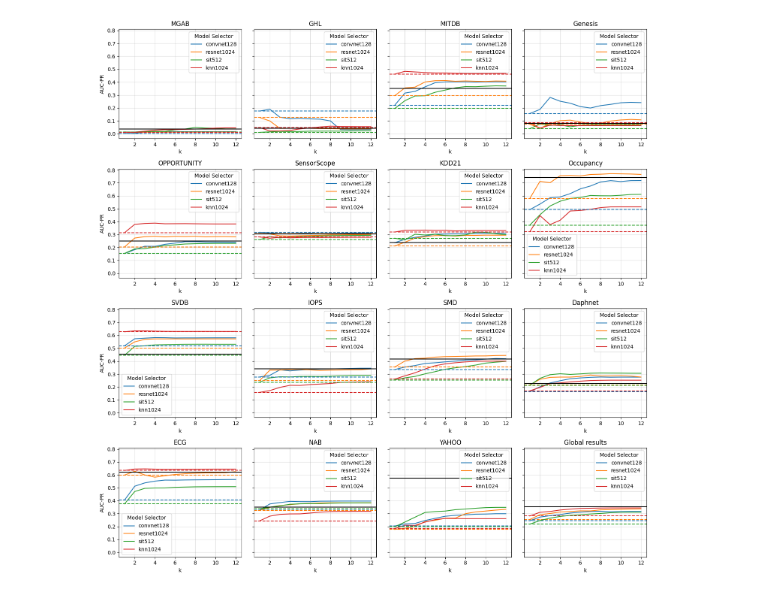
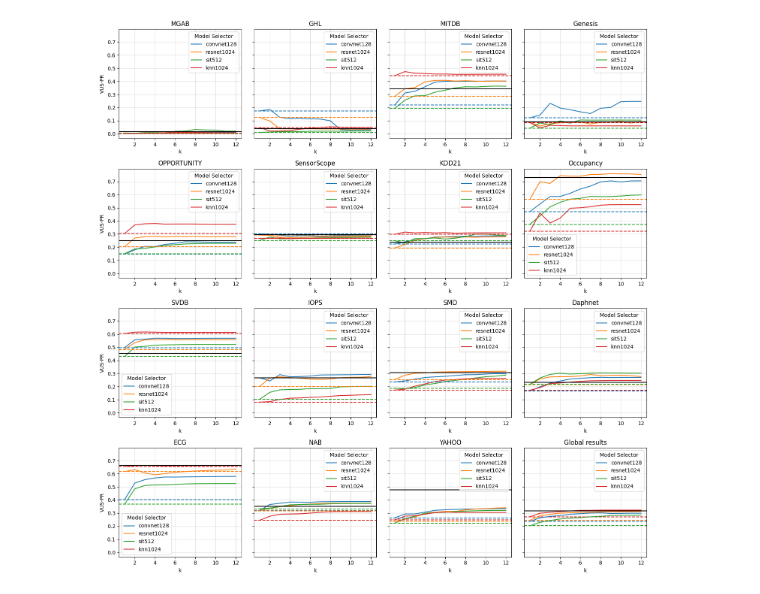
Before and after one commit to sylligardos/MSADv2, a Jupyter notebook: notebooks/unsupervised.ipynb, the cells around one changed output. Saved outputs shown, nothing was run; the diff lists cells and outputs as text; code cells hidden in the pictures.

```diff
--- a/notebooks/unsupervised.ipynb
+++ b/notebooks/unsupervised.ipynb
@@ -79,7 +79,7 @@ def highlight_max(s):
     is_max = s == s.max()
     return ['font-weight: bold; background: lightgreen' if cell else '' for cell in is_max]
 # %%
-result_files = [file for file in os.listdir(csv_dir) if file.endswith('.csv')]
+result_files = [file for file in os.listdir(csv_dir) if file.endswith('.csv') and 'testsize' in file]
 for i in np.random.randint(low=0, high=len(result_files), size=3):
     print(result_files[i])
 # %% [output]
@@ -90,7 +90,7 @@ testsize_1_split_15_knn1024_average_k12.csv
 all_results = []
 curr_experiment_env = set()
 
-for file in result_files:
+for file in tqdm(result_files):
     parts = file.split('_')
 
     if len(parts) != 7:
@@ -141,6 +141,6 @@ df
 # %%
 # Read metrics
-metrics_df = pd.read_csv(os.path.join(metrics_path, 'AVG_ENS', 'AUC_PR.csv'))
+metrics_df = pd.read_csv(os.path.join(metrics_path, 'AVG_ENS', 'VUS_PR.csv'))
 metrics_df.rename(columns={'Unnamed: 0': 'Time series'}, inplace=True)
 metrics_df.set_index('Time series', inplace=True)
 metrics_df
@@ -161,5 +161,5 @@ metrics_df
 1884 rows × 1 columns
 # %%
-df['AVG_ENS_AUC_PR'] = df.apply(lambda x: metrics_df.loc[x['Time series']], axis=1)
+df['AVG_ENS_VUS_PR'] = df.apply(lambda x: metrics_df.loc[x['Time series']], axis=1)
 df
 # %% [output]
@@ -229,43 +254,43 @@ avg_ens_means_df = pd.DataFrame(avg_ens_means)
 # %%
-# Plot the AUC-PR values
+# Plot the VUS-PR values
 fig, axes = plt.subplots(4, 4, figsize=(15, 15), sharey=True)
 combine_method = 'average'
 
 for i in range (0, len(datasets)):
     curr_data = df[(df["Dataset"] == datasets[i]) & (df["Combine Method"] == combine_method)]
 
-    sns.lineplot(ax=axes[i//4, i % 4], data=curr_data, x="k", y="AUC-PR", hue="Model Selector", hue_order=model_selectors, errorbar=None)
+    sns.lineplot(ax=axes[i//4, i % 4], data=curr_data, x="k", y="VUS-PR", hue="Model Selector", hue_order=model_selectors, errorbar=None)
 
     # Compute average for k = 1
     for j, ms in enumerate(model_selectors):
-        curr_avg_k1 = curr_data[(curr_data["Model Selector"] == ms) & (curr_data["k"] == 1)]['AUC-PR'].mean()
+        curr_avg_k1 = curr_data[(curr_data["Model Selector"] == ms) & (curr_data["k"] == 1)]['VUS-PR'].mean()
         axes[i//4, i % 4].axhline(y=curr_avg_k1, color=f'C{j}', linestyle='dashed', label=f'{ms} k=1')
 
     # Compute average of AVG_ENS
-    avg_avg_ens = curr_data[curr_data['k'] == 1]['AVG_ENS_AUC_PR'].mean()
+    avg_avg_ens = curr_data[curr_data['k'] == 1]['AVG_ENS_VUS_PR'].mean()
 
     axes[i//4, i % 4].axhline(y=avg_avg_ens, color='black', label='AVG-ENS')
     axes[i//4, i % 4].grid(alpha=0.4)
     axes[i//4, i % 4].title.set_text(datasets[i])
 
 # Compute global plot
 curr_data = df[(df["Combine Method"] == combine_method)]
 
 # Compute average for k = 1
 for j, ms in enumerate(model_selectors):
-    curr_avg_k1 = curr_data[(curr_data["Model Selector"] == ms) & (curr_data["k"] == 1)]['AUC-PR'].mean()
+    curr_avg_k1 = curr_data[(curr_data["Model Selector"] == ms) & (curr_data["k"] == 1)]['VUS-PR'].mean()
     axes[3, 3].axhline(y=curr_avg_k1, color=f'C{j}', linestyle='dashed')
 
 # Compute average of AVG_ENS
-avg_avg_ens = curr_data[curr_data['k'] == 1]['AVG_ENS_AUC_PR'].mean()
+avg_avg_ens = curr_data[curr_data['k'] == 1]['AVG_ENS_VUS_PR'].mean()
 
-sns.lineplot(ax=axes[3, 3], data=curr_data, x="k", y="AUC-PR", hue="Model Selector", hue_order=model_selectors, errorbar=None)
+sns.lineplot(ax=axes[3, 3], data=curr_data, x="k", y="VUS-PR", hue="Model Selector", hue_order=model_selectors, errorbar=None)
 axes[3, 3].axhline(y=avg_avg_ens, color='black', label='AVG-ENS')
 axes[3, 3].grid(alpha=0.4)
 axes[3, 3].title.set_text("Global results")
 
 plt.tight_layout()
 plt.show()
 # %% [output]
-[figure, old version]
+[figure, new version]
 # %%
```
Also changed, not shown: parts of 13 cells of this notebook, 1 other file.
